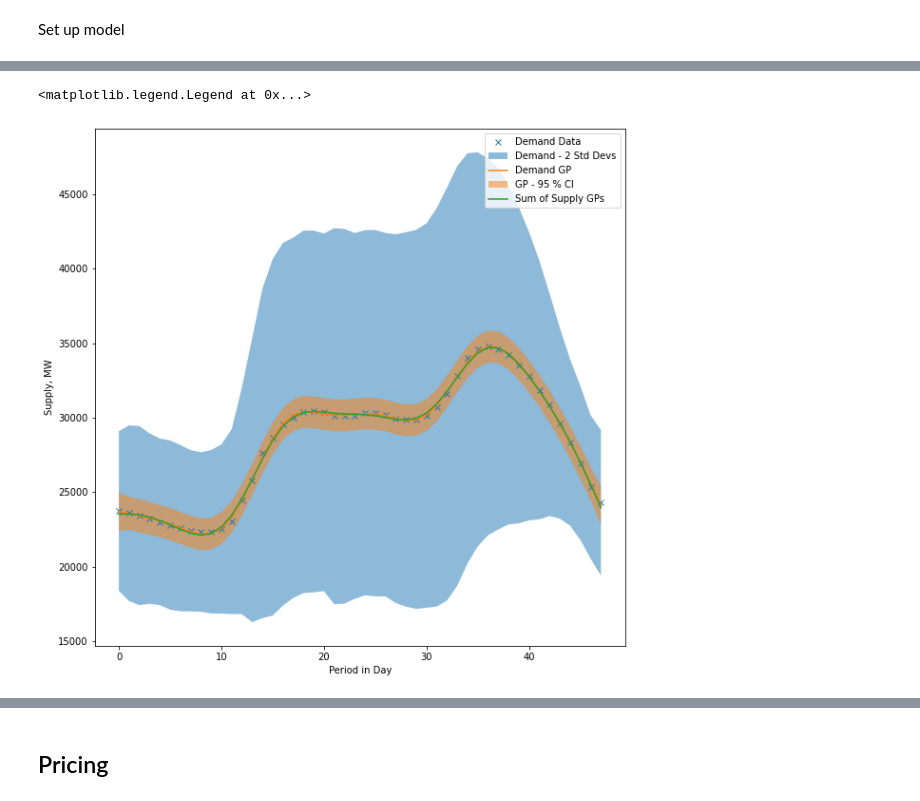
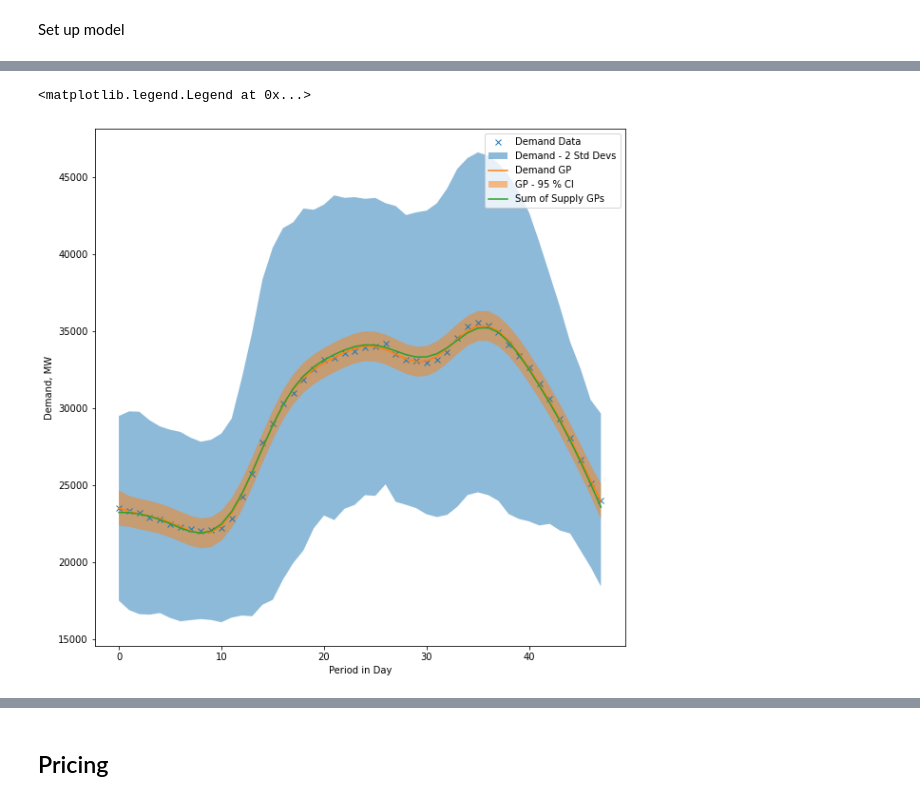
Before and after one commit to Cam-MLPW-MLMI-21-22/elexon-data-portal, a Jupyter notebook: elexon.ipynb, the cells around one changed output, grey strips where cells are left out. Saved outputs shown, nothing was run; the diff lists cells and outputs as text; code cells hidden in the pictures.

```diff
--- a/elexon.ipynb
+++ b/elexon.ipynb
@@ -822,0 +873,18 @@ supply_data['quantity'] = supply_data[supply_type]
+# %%
+start_date = '20200101'
+fuelhh_end_date = '20201231'
+b1620_end_date = '20210101'
+
+FUELHH_filename = f'FUELHH_{start_date}_{fuelhh_end_date}.csv'
+df_FUELHH = pd.read_csv(os.path.join('data', FUELHH_filename), index_col=0, parse_dates=True)
+df_FUELHH = process_fuelhh_data(df_FUELHH)
+
+b1620_filename = f'B1620_{start_date}_{b1620_end_date}.csv'
+df_B1620 = pd.read_csv(os.path.join('data', b1620_filename), index_col=0, parse_dates=True)
+df_B1620 = process_supply_data(df_B1620)
+
+df_supply_demand = get_final_supply_demand(df_FUELHH, df_B1620)
+
+supply_type = 'fossil_gas'
+supply_data = df_supply_demand[[supply_type, 'periodSinceRef', 'periodOfDay']].copy()
+supply_data['quantity'] = supply_data[supply_type]
@@ -1036,20 +1135,27 @@ y_std = demand_data.groupby('periodOfDay').std()['quantity'].values[:,None]
+# %%
+demand_data = df_supply_demand[['calc_total', 'periodSinceRef', 'periodOfDay']].copy()
+demand_data['quantity'] = demand_data['calc_total']
+x = demand_data['periodOfDay'].unique()[:,None]
+y = demand_data.groupby('periodOfDay').mean()['quantity'].values[:,None]
+y_std = demand_data.groupby('periodOfDay').std()['quantity'].values[:,None]
 # %% [markdown]
 Set up model
 # %%
 ## Single RBF kernel
-kernel = GPy.kern.RBF(input_dim=1, variance=1., lengthscale=1.)
+# kernel = GPy.kern.RBF(input_dim=1, variance=1., lengthscale=0.5)
 
 ## Single periodic kernel
 # kernel = GPy.kern.StdPeriodic(input_dim=1, variance=1.0, period=48.0)
 
-## Compound periodic kernel with linear trend
-# kernel = (
-#     # (GPy.kern.RBF(input_dim=1, variance=1.0, lengthscale=0.5)) +
-#     (GPy.kern.StdPeriodic(input_dim=1, variance=1.0, period=1.0)) +
-#     (GPy.kern.StdPeriodic(input_dim=1, variance=1.0, period=2.0))
-#     # (GPy.kern.Linear(input_dim=1)) +
-#     # (GPy.kern.White(input_dim=1, variance=0.1))
-# )
+# Compound periodic kernel with linear trend
+kernel = (
+    (GPy.kern.RBF(input_dim=1, variance=1.0, lengthscale=0.5)) +
+    (GPy.kern.RBF(input_dim=1, variance=1.0, lengthscale=1.0))
+    # (GPy.kern.StdPeriodic(input_dim=1, variance=1.0, period=1.0)) +
+    # (GPy.kern.StdPeriodic(input_dim=1, variance=1.0, period=2.0))
+    # (GPy.kern.Linear(input_dim=1)) +
+    # (GPy.kern.White(input_dim=1, variance=0.1))
+)
 # %%
 np.random.seed(0)
 m = GPy.models.GPRegression(x,y,kernel)
@@ -1073,22 +1181,22 @@ Updates: True
 # %%
 fig, ax = plt.subplots(1, 1, figsize=(10,10))
 mean, var = m.predict(x)
 std = np.sqrt(var)
 
 ax.plot(x, y, label='Demand Data', marker='x', ls='')
 ax.fill_between(x.flatten(), y.flatten()-2*y_std.flatten(), y.flatten()+2*y_std.flatten(), alpha=0.5, label='Demand - 2 Std Devs')
 
 ax.plot(x,mean, label='Demand GP')
 ax.fill_between(x.flatten(), (mean+2*std).flatten(), (mean-2*std).flatten(), alpha=0.5, label='GP - 95 % CI')
 
 ax.plot(x, supply_preds.sum(axis=1), label='Sum of Supply GPs')
 
 ax.set_xlabel('Period in Day')
-ax.set_ylabel('Supply, MW')
+ax.set_ylabel('Demand, MW')
 ax.legend()
 # %% [output]
 <matplotlib.legend.Legend at 0x...>
-[figure, old version]
+[figure, new version]
 # %%
 m.plot()
 # %% [output]
```
Also changed, not shown: parts of 35 cells of this notebook.
